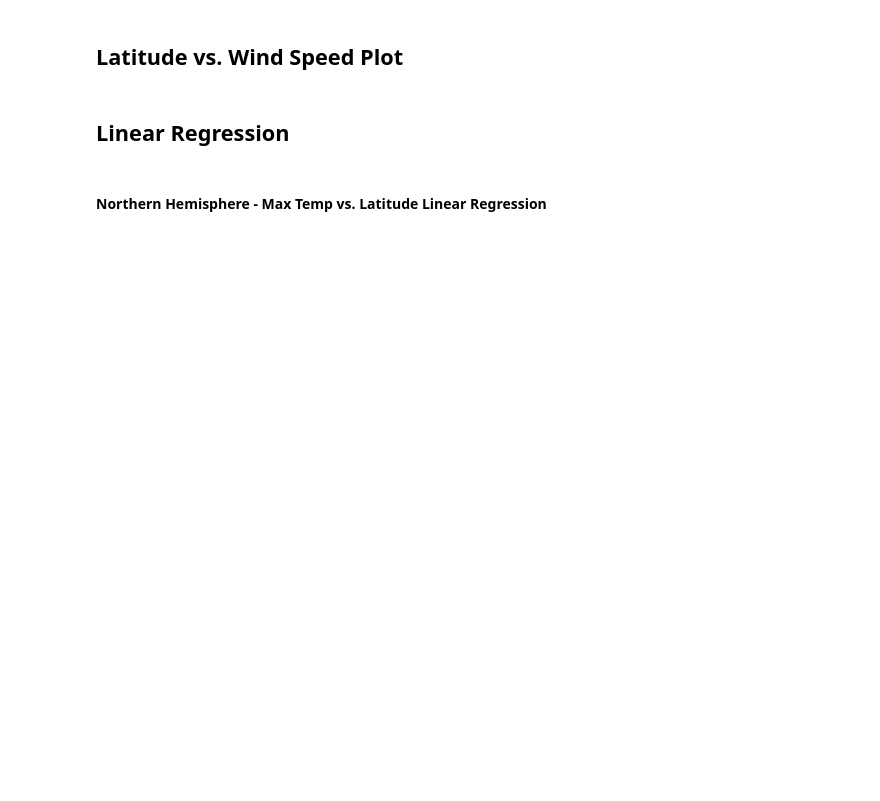
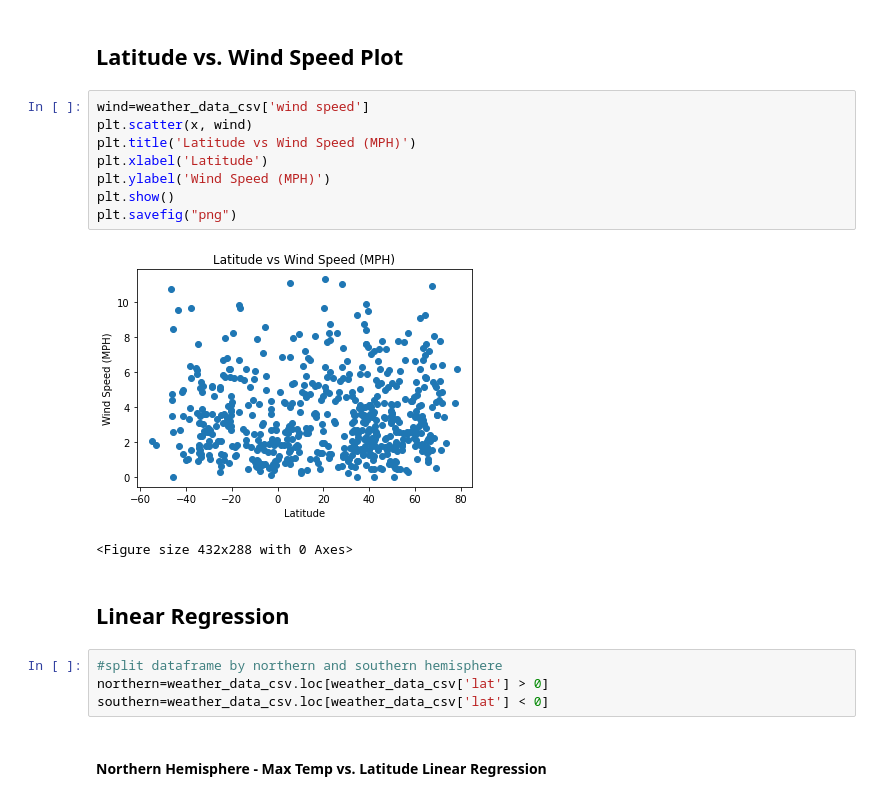
Before and after one commit to melfraas/python-api-challenge, a Jupyter notebook: starter_code/WeatherPy.ipynb, the cells around one changed output. Drawn from its saved outputs; the diff is of its cells as text; blank space fills up the shorter version.

```diff
--- a/starter_code/WeatherPy.ipynb
+++ b/starter_code/WeatherPy.ipynb
@@ -213,6 +220,21 @@ plt.scatter(x,cloudiness)
 # %% [markdown]
 ## Latitude vs. Wind Speed Plot
+# %%
+wind=weather_data_csv['wind speed']
+plt.scatter(x, wind)
+plt.title('Latitude vs Wind Speed (MPH)')
+plt.xlabel('Latitude')
+plt.ylabel('Wind Speed (MPH)')
+plt.show()
+plt.savefig("png")
+# %% [output]
+[figure, added]
+<Figure size 432x288 with 0 Axes>
 # %% [markdown]
 ## Linear Regression
+# %%
+#split dataframe by northern and southern hemisphere
+northern=weather_data_csv.loc[weather_data_csv['lat'] > 0]
+southern=weather_data_csv.loc[weather_data_csv['lat'] < 0]
 # %% [markdown]
 ####  Northern Hemisphere - Max Temp vs. Latitude Linear Regression
```
Also changed, not shown: parts of 9 cells of this notebook, 2 other files.
